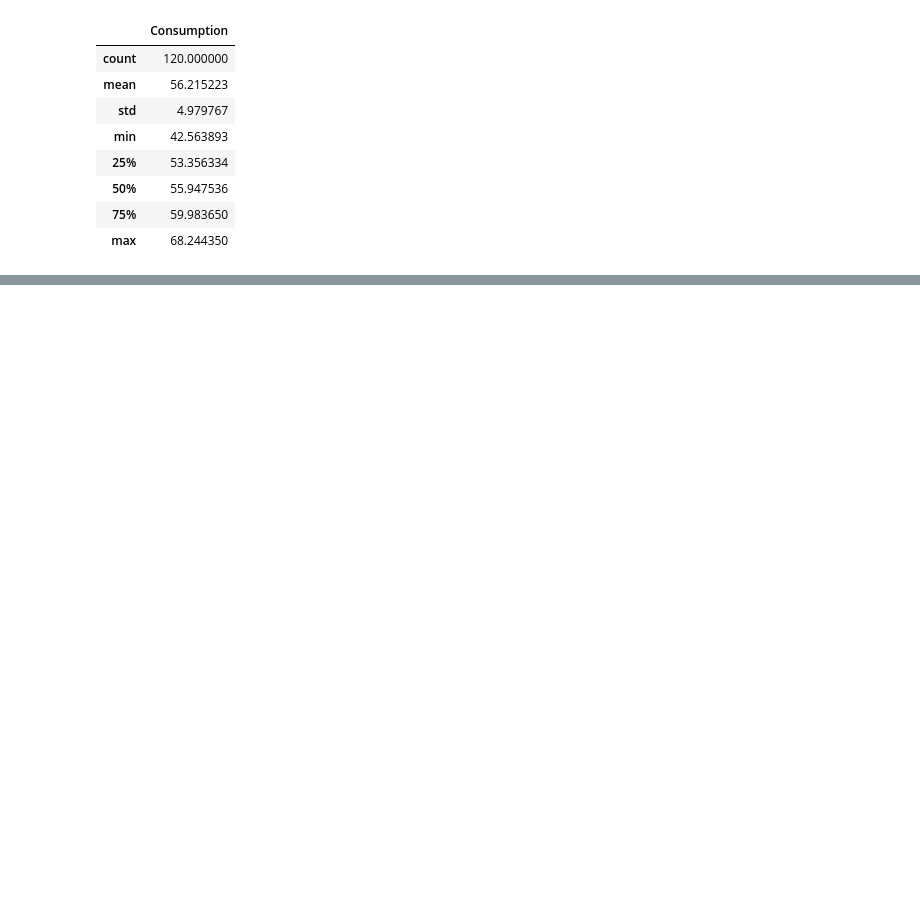
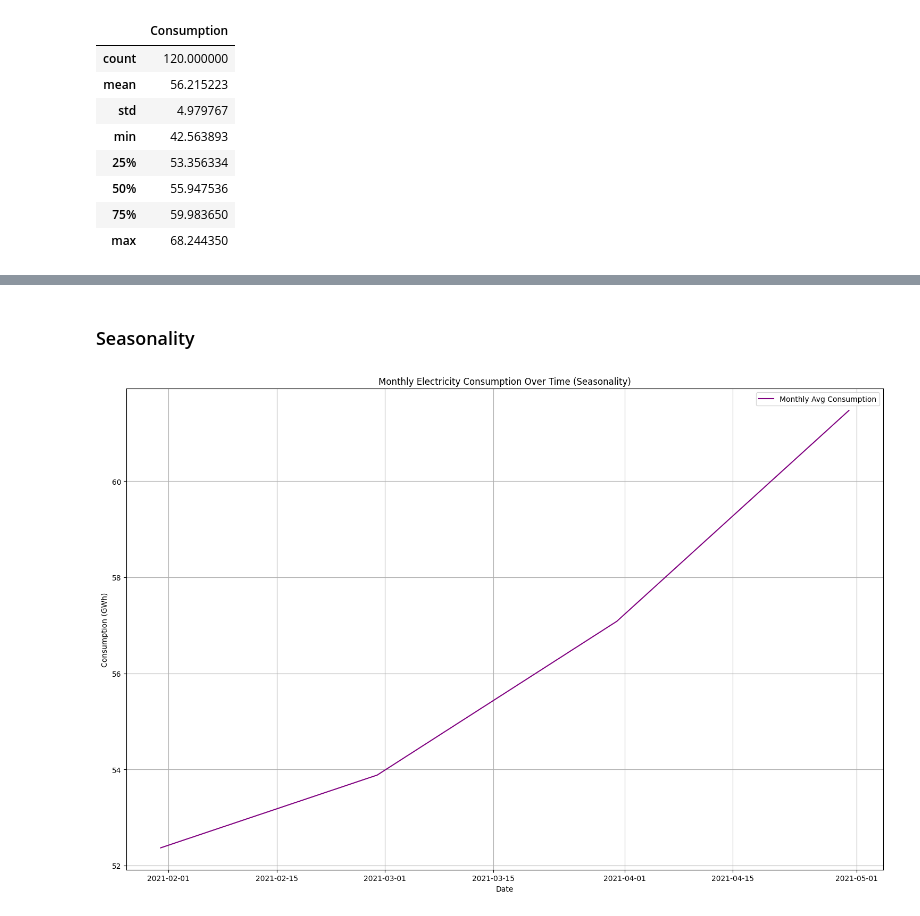
Before and after one commit to jcp-tech/Seneca_Class_Notes, a Jupyter notebook: Semester 1/AIG140 - Advanced Data Visualization/Lab 11/Lab11-Group2.ipynb, the cells around one changed output, grey strips where cells are left out. Cells and saved outputs as stored; diff of their text form; code cells hidden in the pictures; blank space fills up the shorter version.

```diff
--- a/Semester 1/AIG140 - Advanced Data Visualization/Lab 11/Lab11-Group2.ipynb
+++ b/Semester 1/AIG140 - Advanced Data Visualization/Lab 11/Lab11-Group2.ipynb
@@ -81,0 +107,15 @@ plt.show() # Show the plot
+# %% [markdown]
+### Seasonality
+# %%
+monthly = df["Consumption"].resample("M").mean()
+plt.figure(figsize=(15, 10))
+plt.plot(monthly.index, monthly.values, color='purple', label='Monthly Avg Consumption') # monthly.plot(label='Monthly Avg Consumption', color='purple')
+plt.title("Monthly Electricity Consumption Over Time (Seasonality)")
+plt.xlabel("Date")
+plt.ylabel("Consumption (GWh)")
+plt.grid(True)
+plt.legend()
+plt.tight_layout()
+plt.show()
+# %% [output]
+[figure, added]
```
Also changed, not shown: parts of 24 cells of this notebook.
